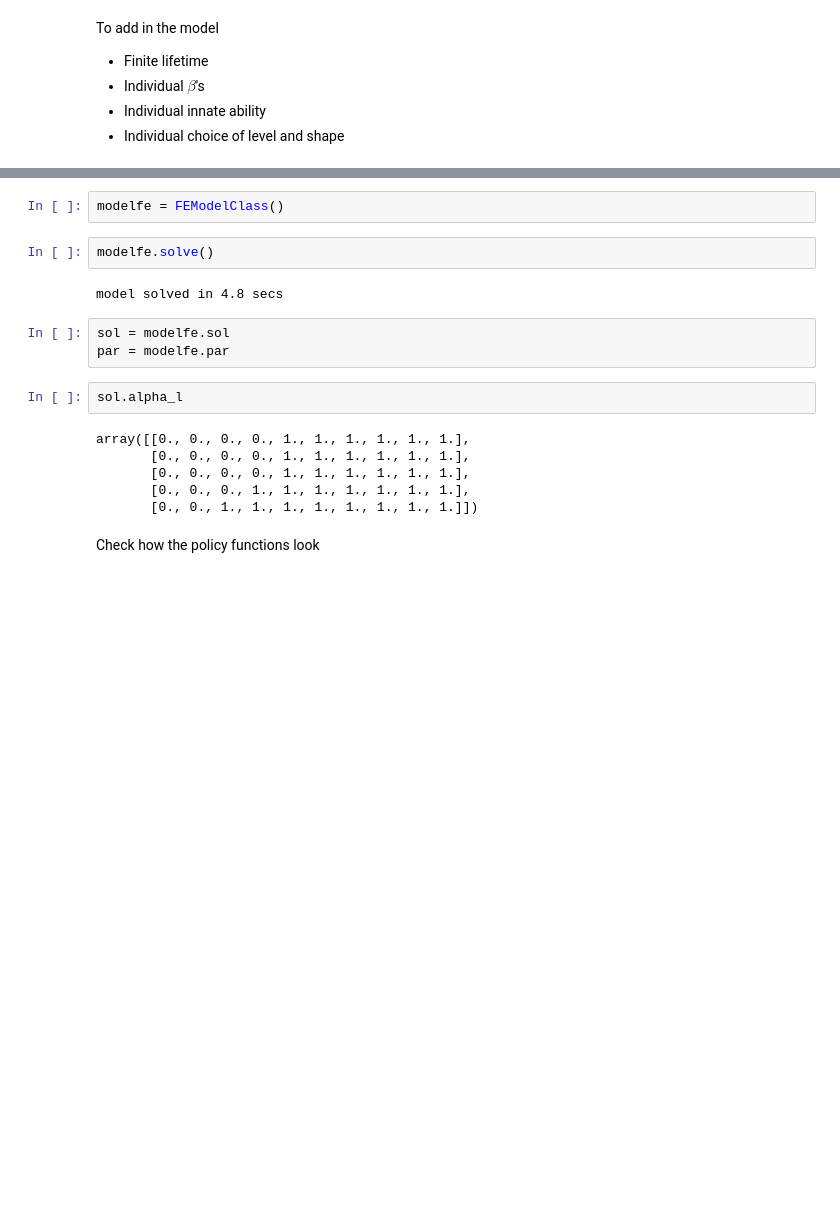
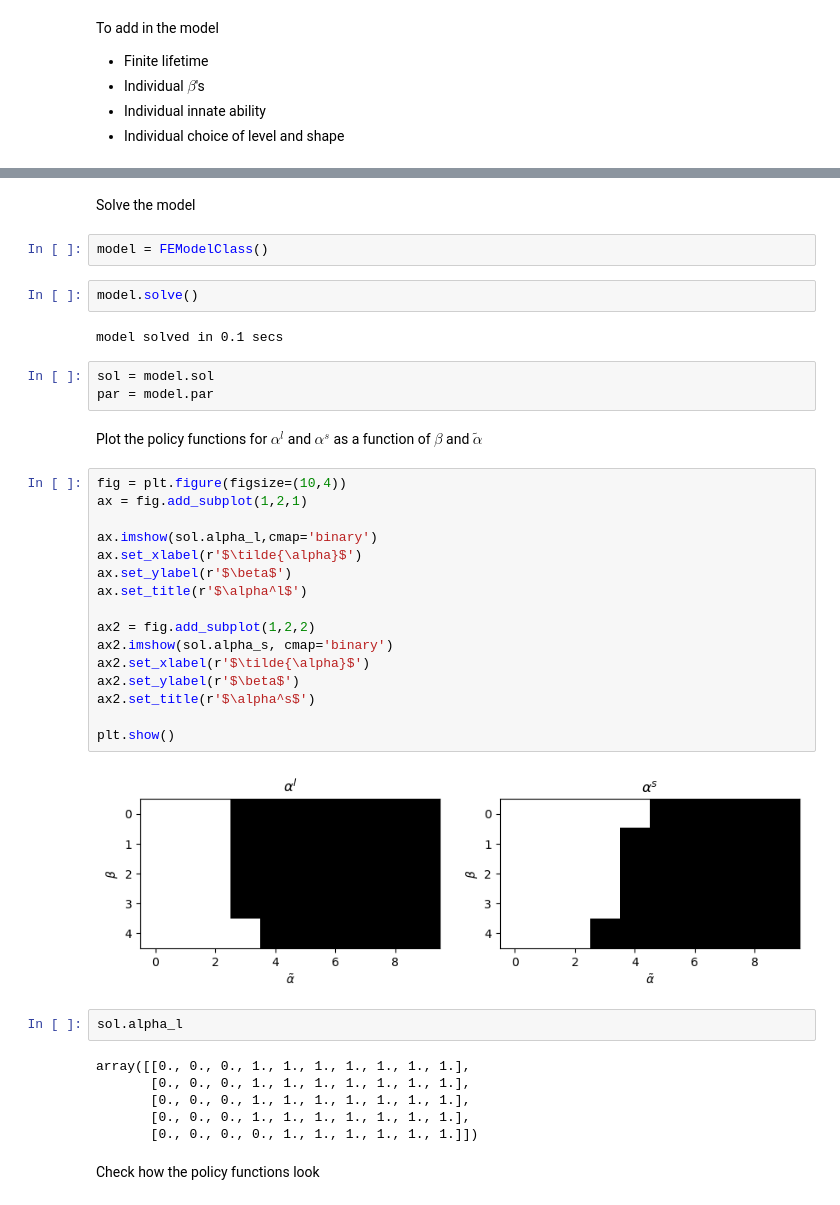
Before and after one commit to madsankern/BufferStock, a Jupyter notebook: results.ipynb, the cells around one changed output, grey strips where cells are left out. Cells and saved outputs as stored; diff of their text form; blank space fills up the shorter version.

```diff
--- a/results.ipynb
+++ b/results.ipynb
@@ -127,19 +26,41 @@ The autoreload extension is already loaded. To reload it, use:
+# %% [markdown]
+Solve the model
 # %%
-modelfe = FEModelClass()
+model = FEModelClass()
 # %%
-modelfe.solve()
+model.solve()
 # %% [output]
-model solved in 4.8 secs
+model solved in 0.1 secs
 # %%
-sol = modelfe.sol
-par = modelfe.par
+sol = model.sol
+par = model.par
+# %% [markdown]
+Plot the policy functions for $\alpha^l$ and $\alpha^s$ as a function of $\beta$ and $\tilde{\alpha}$
+# %%
+fig = plt.figure(figsize=(10,4))
+ax = fig.add_subplot(1,2,1)
+
+ax.imshow(sol.alpha_l,cmap='binary')
+ax.set_xlabel(r'$\tilde{\alpha}$')
+ax.set_ylabel(r'$\beta$')
+ax.set_title(r'$\alpha^l$')
+
+ax2 = fig.add_subplot(1,2,2)
+ax2.imshow(sol.alpha_s, cmap='binary')
+ax2.set_xlabel(r'$\tilde{\alpha}$')
+ax2.set_ylabel(r'$\beta$')
+ax2.set_title(r'$\alpha^s$')
+
+plt.show()
+# %% [output]
+[figure, added]
 # %%
 sol.alpha_l
 # %% [output]
-array([[0., 0., 0., 0., 1., 1., 1., 1., 1., 1.],
-       [0., 0., 0., 0., 1., 1., 1., 1., 1., 1.],
-       [0., 0., 0., 0., 1., 1., 1., 1., 1., 1.],
+array([[0., 0., 0., 1., 1., 1., 1., 1., 1., 1.],
        [0., 0., 0., 1., 1., 1., 1., 1., 1., 1.],
-       [0., 0., 1., 1., 1., 1., 1., 1., 1., 1.]])
+       [0., 0., 0., 1., 1., 1., 1., 1., 1., 1.],
+       [0., 0., 0., 1., 1., 1., 1., 1., 1., 1.],
+       [0., 0., 0., 0., 1., 1., 1., 1., 1., 1.]])
 # %% [markdown]
 Check how the policy functions look
```
Also changed, not shown: parts of 28 cells of this notebook, 3 other files.
